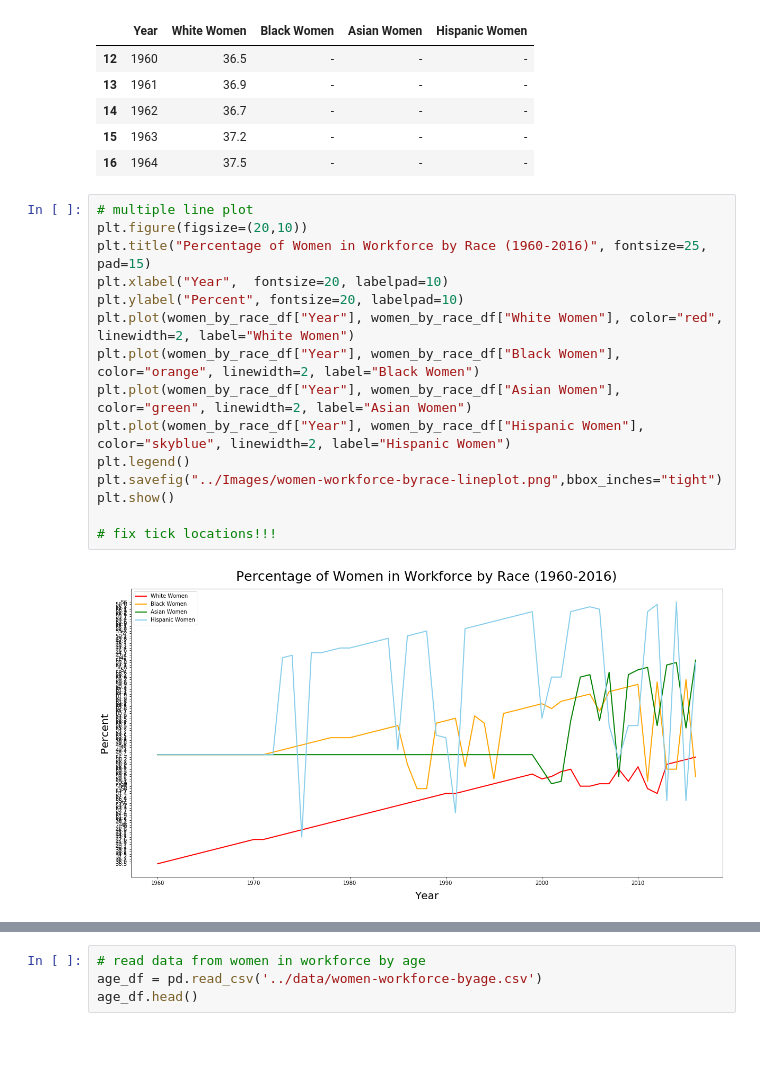
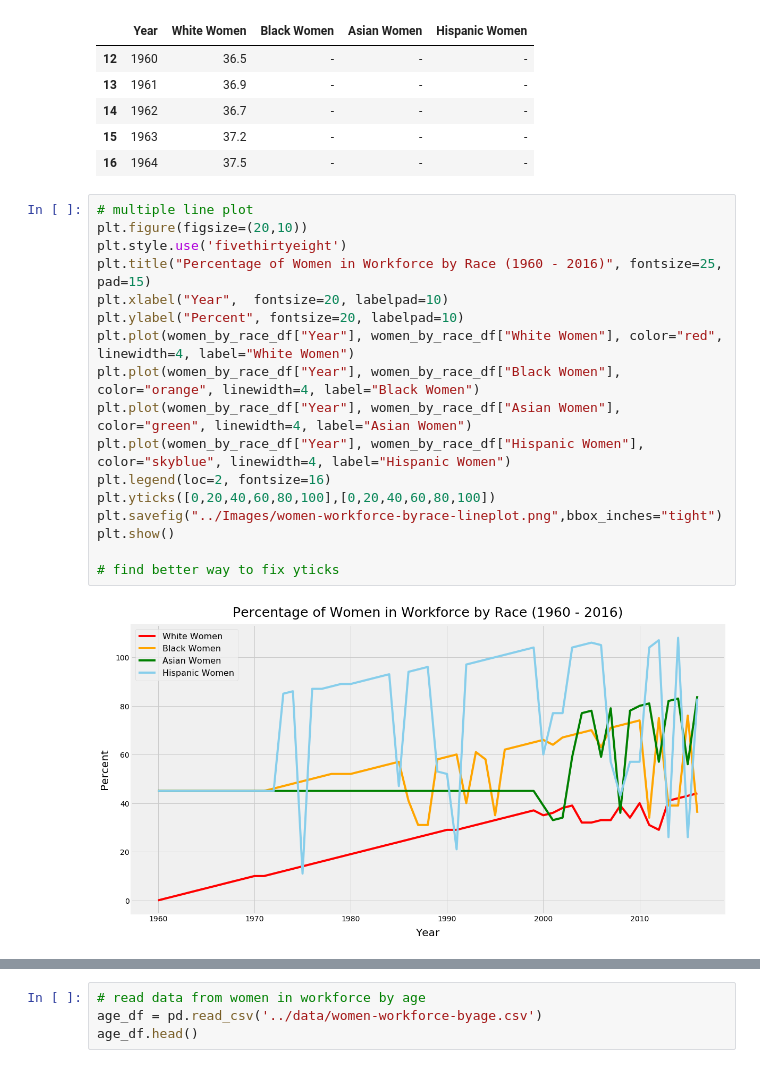
Before and after one commit to kathleeng77/Open-Source-Project-1, a Jupyter notebook: analysis/women-in-workforce-analysis.ipynb, the cells around one changed output, grey strips where cells are left out. Saved outputs shown, nothing was run; the diff lists cells and outputs as text; blank space fills up the shorter version.

```diff
--- a/analysis/women-in-workforce-analysis.ipynb
+++ b/analysis/women-in-workforce-analysis.ipynb
@@ -190,17 +194,19 @@ women_by_race_df.head()
 # %%
 # multiple line plot
 plt.figure(figsize=(20,10))
-plt.title("Percentage of Women in Workforce by Race (1960-2016)", fontsize=25, pad=15)
+plt.style.use('fivethirtyeight')
+plt.title("Percentage of Women in Workforce by Race (1960 - 2016)", fontsize=25, pad=15)
 plt.xlabel("Year",  fontsize=20, labelpad=10)
 plt.ylabel("Percent", fontsize=20, labelpad=10)
-plt.plot(women_by_race_df["Year"], women_by_race_df["White Women"], color="red", linewidth=2, label="White Women")
-plt.plot(women_by_race_df["Year"], women_by_race_df["Black Women"], color="orange", linewidth=2, label="Black Women")
-plt.plot(women_by_race_df["Year"], women_by_race_df["Asian Women"], color="green", linewidth=2, label="Asian Women")
-plt.plot(women_by_race_df["Year"], women_by_race_df["Hispanic Women"], color="skyblue", linewidth=2, label="Hispanic Women")
-plt.legend()
+plt.plot(women_by_race_df["Year"], women_by_race_df["White Women"], color="red", linewidth=4, label="White Women")
+plt.plot(women_by_race_df["Year"], women_by_race_df["Black Women"], color="orange", linewidth=4, label="Black Women")
+plt.plot(women_by_race_df["Year"], women_by_race_df["Asian Women"], color="green", linewidth=4, label="Asian Women")
+plt.plot(women_by_race_df["Year"], women_by_race_df["Hispanic Women"], color="skyblue", linewidth=4, label="Hispanic Women")
+plt.legend(loc=2, fontsize=16)
+plt.yticks([0,20,40,60,80,100],[0,20,40,60,80,100])
 plt.savefig("../Images/women-workforce-byrace-lineplot.png",bbox_inches="tight")
 plt.show()
 
-# fix tick locations!!!
+# find better way to fix yticks
 # %% [output]
-[figure, old version]
+[figure, new version]
```
Also changed, not shown: parts of 20 cells of this notebook.
